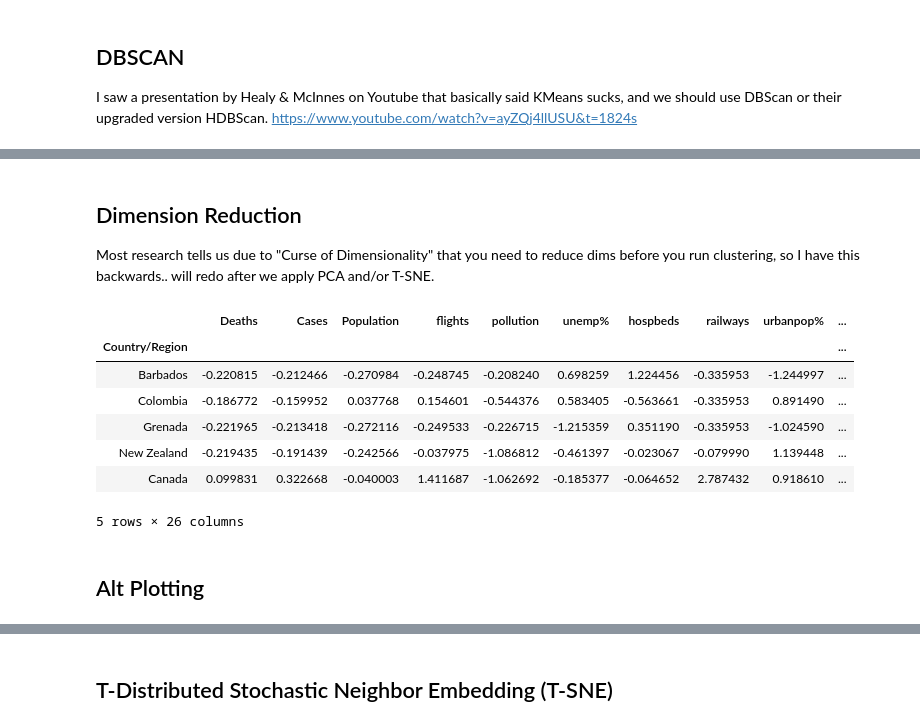
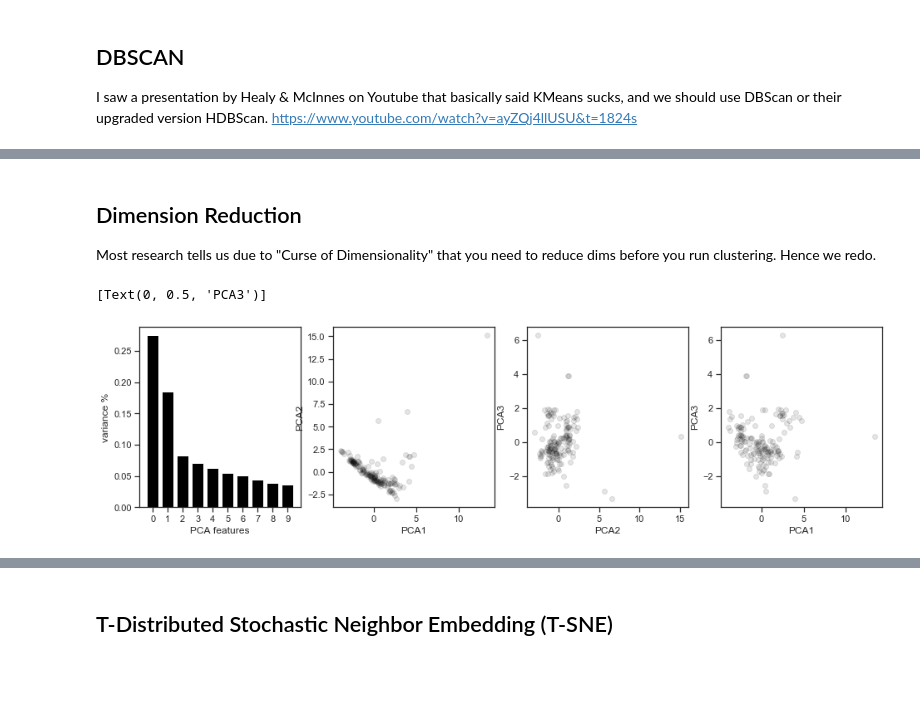
Before and after one commit to dougfoo/machineLearning, a Jupyter notebook: covid/COVID-global-clustering.ipynb, the cells around one changed output, grey strips where cells are left out. Saved outputs shown, nothing was run; the diff lists cells and outputs as text; code cells hidden in the pictures; blank space fills up the shorter version.

```diff
--- a/covid/COVID-global-clustering.ipynb
+++ b/covid/COVID-global-clustering.ipynb
@@ -421,45 +421,64 @@ array([-1,  0,  0,  1, -1,  1, -1,  2,  3,  3], dtype=int64)
 # %% [markdown]
 ## Dimension Reduction
 
-Most research tells us due to "Curse of Dimensionality" that you need to reduce dims before you run clustering, so I have this backwards..  will redo after we apply PCA and/or T-SNE.
+Most research tells us due to "Curse of Dimensionality" that you need to reduce dims before you run clustering.  Hence we redo.
 # %%
 # method copied from kaggle: https://www.kaggle.com/minc33/visualizing-high-dimensional-clusters
 #sklearn imports
 from sklearn.decomposition import PCA #Principal Component Analysis
 from sklearn.manifold import TSNE #T-Distributed Stochastic Neighbor Embedding
 from sklearn.cluster import KMeans #K-Means Clustering
 from sklearn.preprocessing import StandardScaler #used for 'Feature Scaling'
 
 plotX = df_train.copy()
 
-pca_1d = PCA(n_components=1)
-pca_2d = PCA(n_components=2)
-pca_3d = PCA(n_components=3)
+# ### delete start
+# pca_1d = PCA(n_components=1)
+# pca_2d = PCA(n_components=2)
+# pca_3d = PCA(n_components=3)
 
-PCs_1d = pd.DataFrame(pca_1d.fit_transform(plotX.drop(["cluster"], axis=1)), index=plotX.index)
-PCs_2d = pd.DataFrame(pca_2d.fit_transform(plotX.drop(["cluster"], axis=1)), index=plotX.index)
-PCs_3d = pd.DataFrame(pca_3d.fit_transform(plotX.drop(["cluster"], axis=1)), index=plotX.index)
+# PCs_1d = pd.DataFrame(pca_1d.fit_transform(plotX.drop(["cluster"], axis=1)), index=plotX.index)
+# PCs_2d = pd.DataFrame(pca_2d.fit_transform(plotX.drop(["cluster"], axis=1)), index=plotX.index)
+# PCs_3d = pd.DataFrame(pca_3d.fit_transform(plotX.drop(["cluster"], axis=1)), index=plotX.index)
 
-PCs_1d.columns = ["PC1_1d"]
-PCs_2d.columns = ["PC1_2d", "PC2_2d"]
-PCs_3d.columns = ["PC1_3d", "PC2_3d", "PC3_3d"]
+# PCs_1d.columns = ["PC1_1d"]
+# PCs_2d.columns = ["PC1_2d", "PC2_2d"]
+# PCs_3d.columns = ["PC1_3d", "PC2_3d", "PC3_3d"]
 
-plotX = pd.concat([plotX,PCs_1d,PCs_2d,PCs_3d], axis=1, join='inner')
-plotX["dummy"] = 0
-cluster0 = plotX[plotX["cluster"] == 0]
-cluster1 = plotX[plotX["cluster"] == 1]
-cluster2 = plotX[plotX["cluster"] == 2]
+# plotX = pd.concat([plotX,PCs_1d,PCs_2d,PCs_3d], axis=1, join='inner')
+# plotX["dummy"] = 0
+# cluster0 = plotX[plotX["cluster"] == 0]
+# cluster1 = plotX[plotX["cluster"] == 1]
+# cluster2 = plotX[plotX["cluster"] == 2]
+# cluster2.head()
+# ## delete end
 
 
-cluster2.head()
+pca = PCA(n_components=10)
+principalComponents = pca.fit_transform(plotX.drop(["cluster"], axis=1))
+PCA_components = pd.DataFrame(principalComponents, index=plotX.index)
+
+# Plot the explained variances
+features = range(pca.n_components_)
+
+fig,ax = plt.subplots(1,4, figsize=(16,4))
+
+ax[0].bar(features, pca.explained_variance_ratio_, color='black')
+ax[0].set(xlabel = 'PCA features')
+ax[0].set(ylabel = 'variance %')
+ax[0].set(xticks = features)
+
+ax[1].scatter(PCA_components[0], PCA_components[1], alpha=.1, color='black')
+ax[1].set(xlabel = 'PCA1')
+ax[1].set(ylabel = 'PCA2')
+
+ax[2].scatter(PCA_components[1], PCA_components[2], alpha=.1, color='black')
+ax[2].set(xlabel = 'PCA2')
+ax[2].set(ylabel = 'PCA3')
+
+ax[3].scatter(PCA_components[0], PCA_components[2], alpha=.1, color='black')
+ax[3].set(xlabel = 'PCA1')
+ax[3].set(ylabel = 'PCA3')
 # %% [output]
-|  | Deaths | Cases | Population | flights | pollution | unemp% | hospbeds | railways | urbanpop% | ... |
-| Country/Region |  |  |  |  |  |  |  |  |  | ... |
-| Barbados | -0.220815 | -0.212466 | -0.270984 | -0.248745 | -0.208240 | 0.698259 | 1.224456 | -0.335953 | -1.244997 | ... |
-| Colombia | -0.186772 | -0.159952 | 0.037768 | 0.154601 | -0.544376 | 0.583405 | -0.563661 | -0.335953 | 0.891490 | ... |
-| Grenada | -0.221965 | -0.213418 | -0.272116 | -0.249533 | -0.226715 | -1.215359 | 0.351190 | -0.335953 | -1.024590 | ... |
-| New Zealand | -0.219435 | -0.191439 | -0.242566 | -0.037975 | -1.086812 | -0.461397 | -0.023067 | -0.079990 | 1.139448 | ... |
-| Canada | 0.099831 | 0.322668 | -0.040003 | 1.411687 | -1.062692 | -0.185377 | -0.064652 | 2.787432 | 0.918610 | ... |
-5 rows × 26 columns
+[Text(0, 0.5, 'PCA3')]
+[figure, added]
-# %% [markdown]
-## Alt Plotting
```
Also changed, not shown: parts of 24 cells of this notebook.
